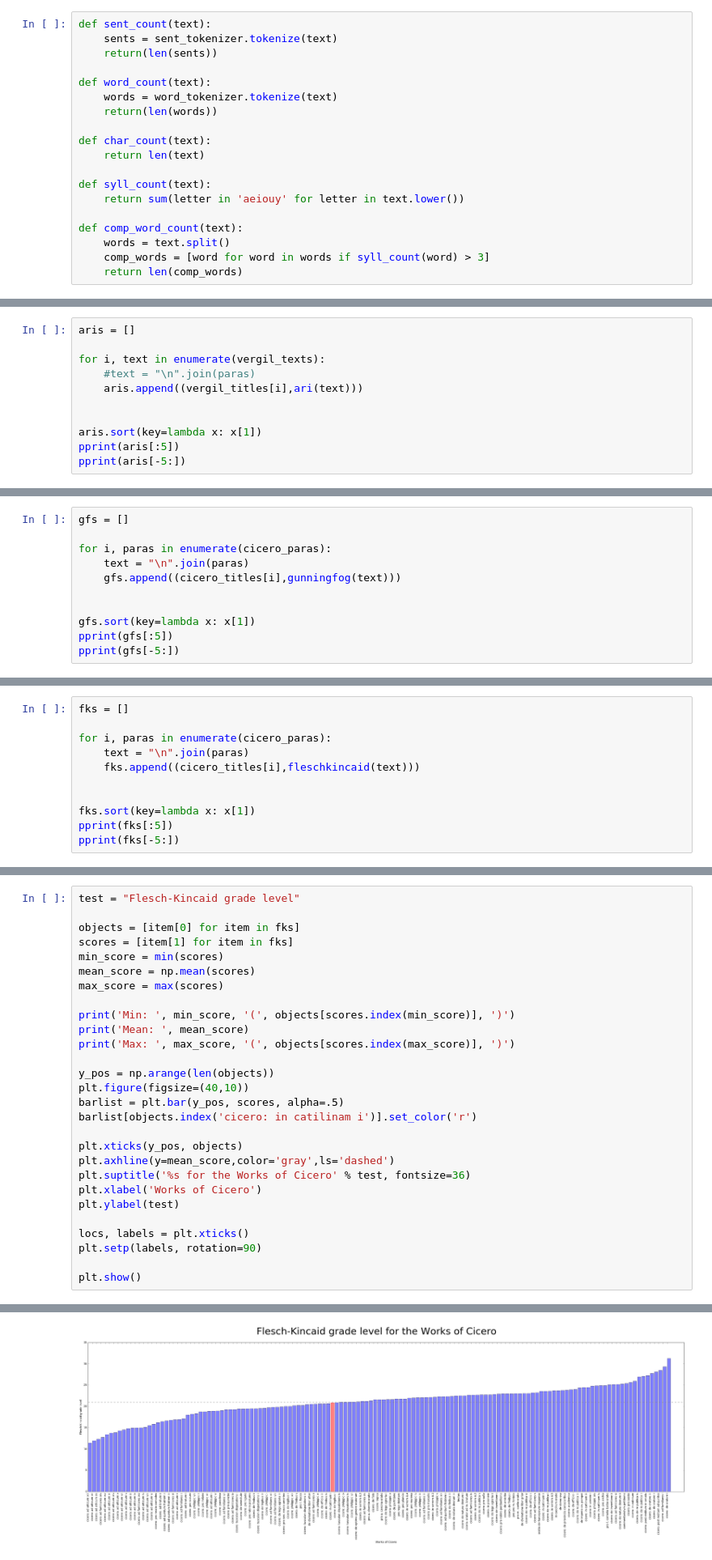
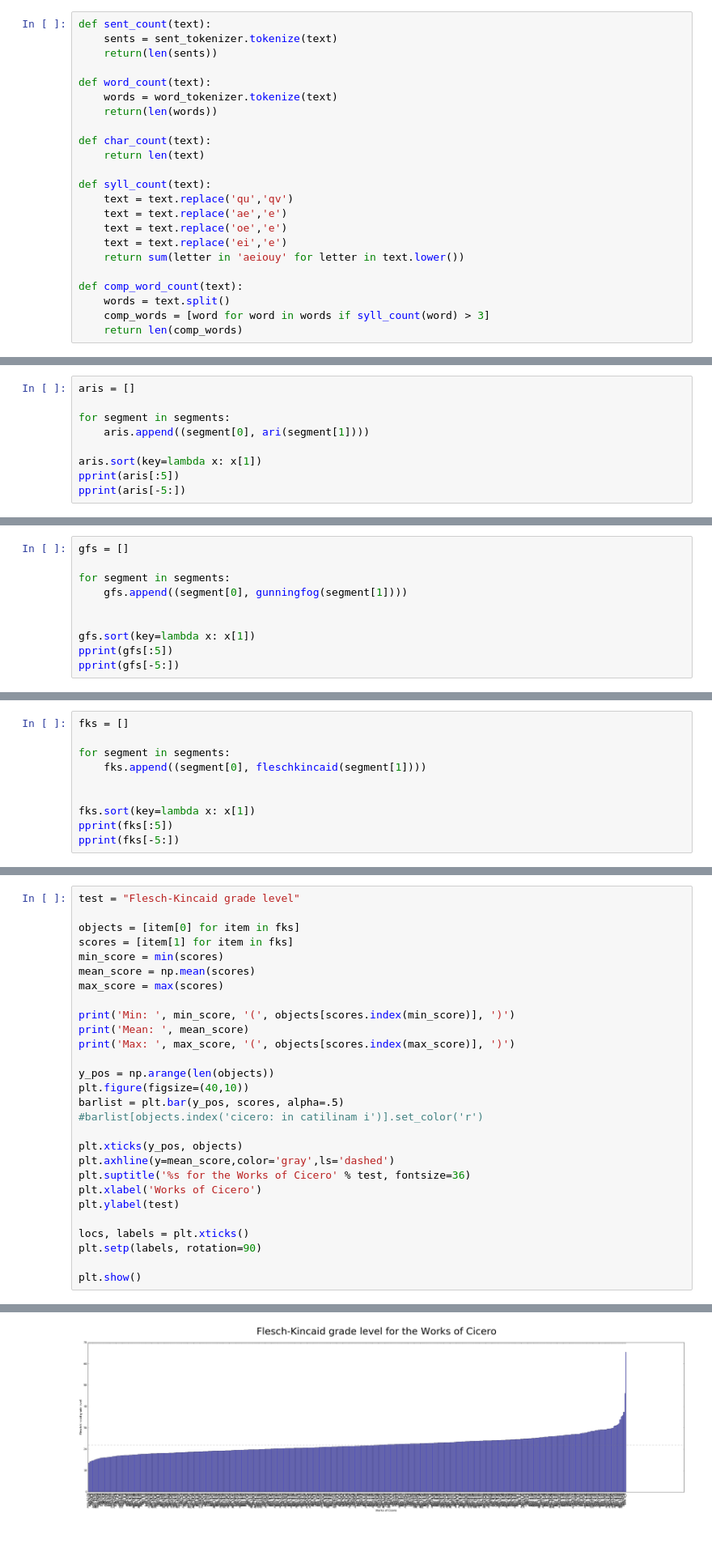
Before and after one commit to diyclassics/readability, a Jupyter notebook: Vergil Readability.ipynb, the cells around one changed output, grey strips where cells are left out. Shown at 81% size. Drawn from its saved outputs; the diff is of its cells as text; blank space fills up the shorter version.

```diff
--- a/Vergil Readability.ipynb
+++ b/Vergil Readability.ipynb
@@ -523,6 +477,10 @@ def char_count(text):
     return len(text)
 
 def syll_count(text):
+    text = text.replace('qu','qv')
+    text = text.replace('ae','e')
+    text = text.replace('oe','e')
+    text = text.replace('ei','e')
     return sum(letter in 'aeiouy' for letter in text.lower())
 
 def comp_word_count(text):
@@ -559,10 +517,8 @@ def coleman_liau(text):
 # %%
 aris = []
 
-for i, text in enumerate(vergil_texts):
-    #text = "\n".join(paras)
-    aris.append((vergil_titles[i],ari(text)))
-
+for segment in segments:
+    aris.append((segment[0], ari(segment[1])))
 
 aris.sort(key=lambda x: x[1])
 pprint(aris[:5])
@@ -614,9 +571,8 @@ Max:  31.029355209322325
 # %%
 gfs = []
 
-for i, paras in enumerate(cicero_paras):
-    text = "\n".join(paras)
-    gfs.append((cicero_titles[i],gunningfog(text)))
+for segment in segments:
+    gfs.append((segment[0], gunningfog(segment[1])))
 
 
 gfs.sort(key=lambda x: x[1])
@@ -669,9 +625,8 @@ Max:  26.611089173241858
 # %%
 fks = []
 
-for i, paras in enumerate(cicero_paras):
-    text = "\n".join(paras)
-    fks.append((cicero_titles[i],fleschkincaid(text)))
+for segment in segments:
+    fks.append((segment[0], fleschkincaid(segment[1])))
 
 
 fks.sort(key=lambda x: x[1])
@@ -704,7 +659,7 @@ print('Max: ', max_score, '(', objects[scores.index(max_score)], ')')
 y_pos = np.arange(len(objects))
 plt.figure(figsize=(40,10))
 barlist = plt.bar(y_pos, scores, alpha=.5)
-barlist[objects.index('cicero: in catilinam i')].set_color('r')
+#barlist[objects.index('cicero: in catilinam i')].set_color('r')
 
 plt.xticks(y_pos, objects)
 plt.axhline(y=mean_score,color='gray',ls='dashed')
@@ -723,4 +678,4 @@ Max:  31.296026477510555
-[figure, old version]
+[figure, new version]
 # %%
 cls = []
 
```
Also changed, not shown: parts of 29 cells of this notebook.
